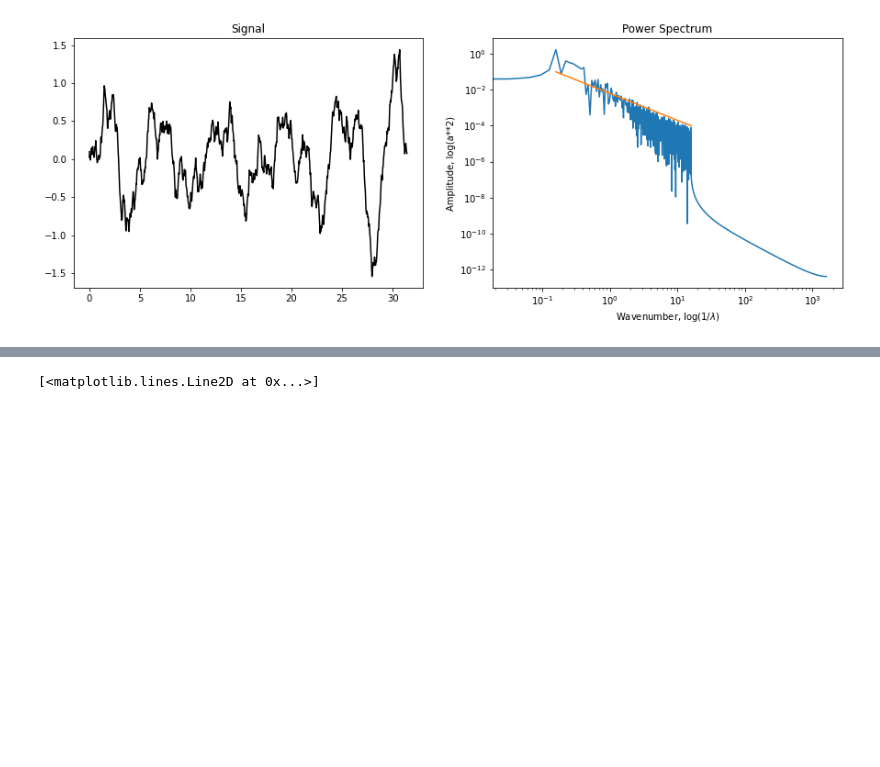
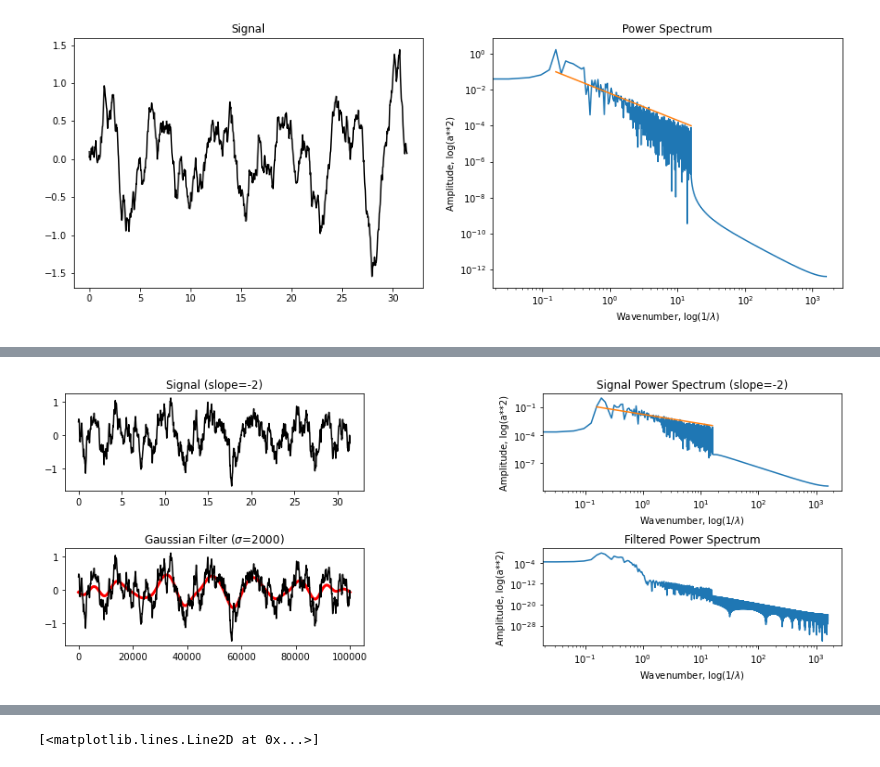
Before and after one commit to ocean-transport/argo-intern, a Jupyter notebook: stat_functions.ipynb, the cells around one changed output, grey strips where cells are left out. Drawn from its saved outputs; the diff is of its cells as text; code cells hidden in the pictures; blank space fills up the shorter version.

```diff
--- a/stat_functions.ipynb
+++ b/stat_functions.ipynb
@@ -242,0 +237,4 @@ plt.subplots_adjust(wspace=0.6,hspace=0.6)
+# %%
+spectral_filtered_1(100000,200,-2,10*np.pi,2000)
+# %% [output]
+[figure, added]
```
Also changed, not shown: parts of 3 cells of this notebook.
